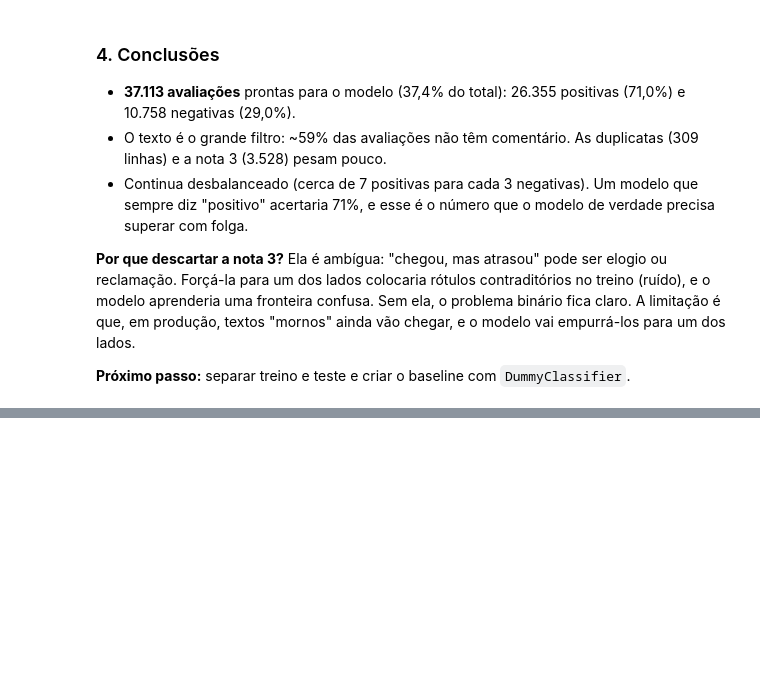
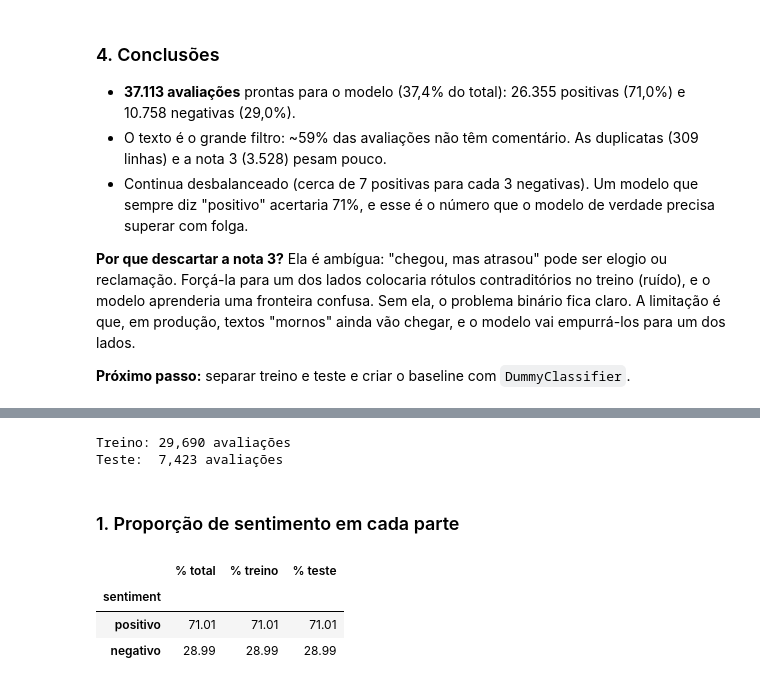
Before and after one commit to baxelin/delivery-ai, a Jupyter notebook: notebooks/v1_sentimento.ipynb, the cells around one changed output, grey strips where cells are left out. Drawn from its saved outputs; the diff is of its cells as text; code cells hidden in the pictures; blank space fills up the shorter version.

Commit message:
feat: separa treino e teste no notebook da v1

```diff
--- a/notebooks/v1_sentimento.ipynb
+++ b/notebooks/v1_sentimento.ipynb
@@ -238,0 +244,29 @@ for label, name in SENTIMENT_NAMES.items():
+# %%
+split = split_train_test(sentiment_dataset)
+
+print(f"Treino: {len(split.train):,} avaliações")
+print(f"Teste:  {len(split.test):,} avaliações")
+# %% [output]
+Treino: 29,690 avaliações
+Teste:  7,423 avaliações
+# %% [markdown]
+### 1. Proporção de sentimento em cada parte
+# %%
+def sentiment_share(dataset: pd.DataFrame) -> pd.Series:
+    """Percentual de cada sentimento, para comparar as partes lado a lado."""
+    names = dataset[SENTIMENT_COLUMN].map(SENTIMENT_NAMES)
+    return names.value_counts(normalize=True).mul(100).round(2)
+
+
+pd.DataFrame(
+    {
+        "% total": sentiment_share(sentiment_dataset),
+        "% treino": sentiment_share(split.train),
+        "% teste": sentiment_share(split.test),
+    }
+)
+# %% [output]
+|  | % total | % treino | % teste |
+| sentiment |  |  |  |
+| positivo | 71.01 | 71.01 | 71.01 |
+| negativo | 28.99 | 28.99 | 28.99 |
```
Also changed, not shown: parts of 5 cells of this notebook.
